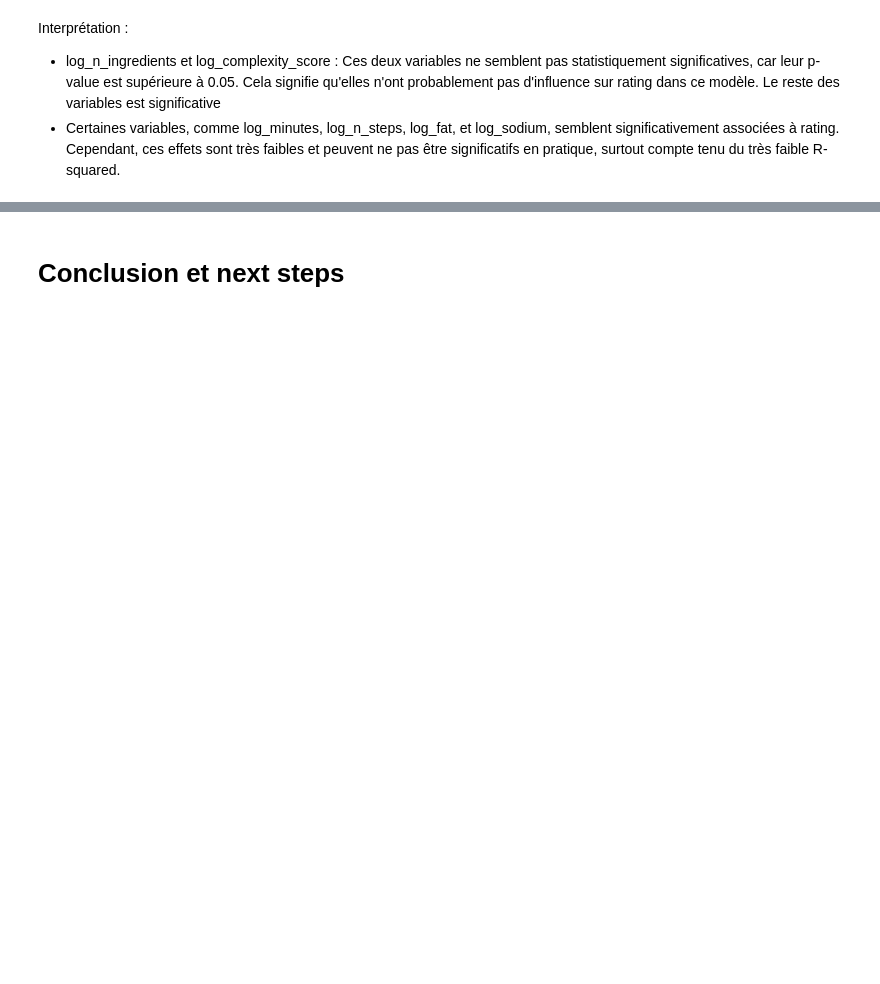
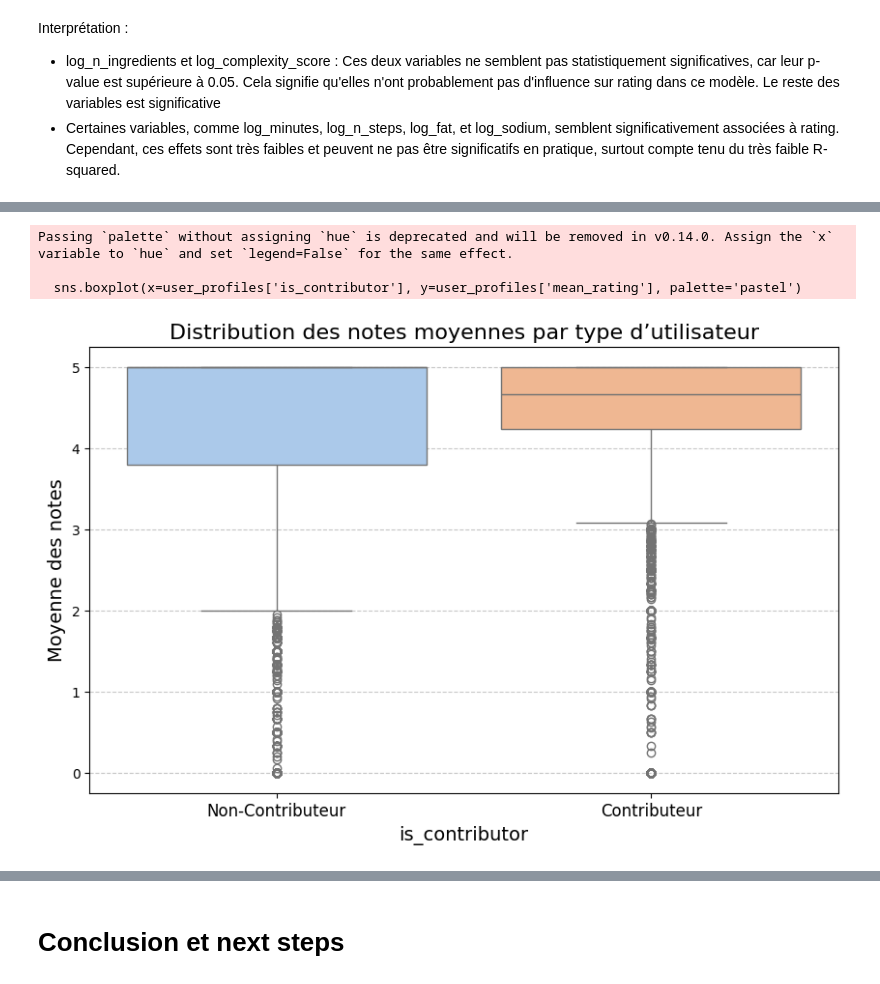
Before and after one commit to romainDonne22/cookproject, a Jupyter notebook: rating_recipe_correlation_analysis.ipynb, the cells around one changed output, grey strips where cells are left out. Cells and saved outputs as stored; diff of their text form; code cells hidden in the pictures; blank space fills up the shorter version.

```diff
--- a/rating_recipe_correlation_analysis.ipynb
+++ b/rating_recipe_correlation_analysis.ipynb
@@ -1761,0 +1788,15 @@ Le modèle linéaire semble inadapté pour expliquer rating de manière signific
+# %%
+# Distribution des notes moyennes par groupe (contributeur vs non-contributeur)
+plt.figure(figsize=(10, 6))
+sns.boxplot(x=user_profiles['is_contributor'], y=user_profiles['mean_rating'], palette='pastel')
+plt.title('Distribution des notes moyennes par type d’utilisateur', fontsize=16)
+plt.xlabel('is_contributor', fontsize=14)
+plt.ylabel('Moyenne des notes', fontsize=14)
+plt.xticks([0, 1], labels=['Non-Contributeur', 'Contributeur'], fontsize=12)
+plt.grid(axis='y', linestyle='--', alpha=0.7)
+plt.show()
+# %% [output]
+Passing `palette` without assigning `hue` is deprecated and will be removed in v0.14.0. Assign the `x` variable to `hue` and set `legend=False` for the same effect.
+
+  sns.boxplot(x=user_profiles['is_contributor'], y=user_profiles['mean_rating'], palette='pastel')
+[figure, added]
```
Also changed, not shown: parts of 37 cells of this notebook.
